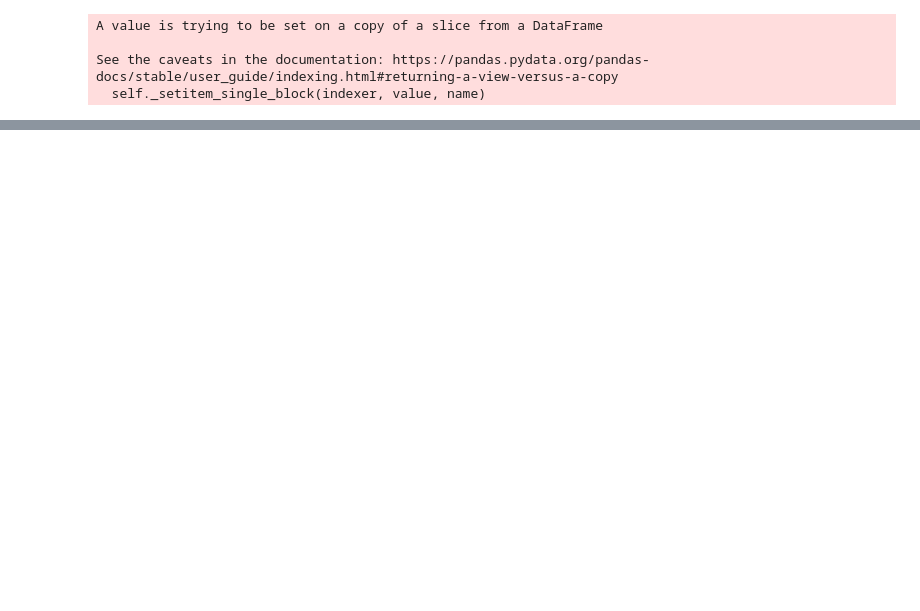
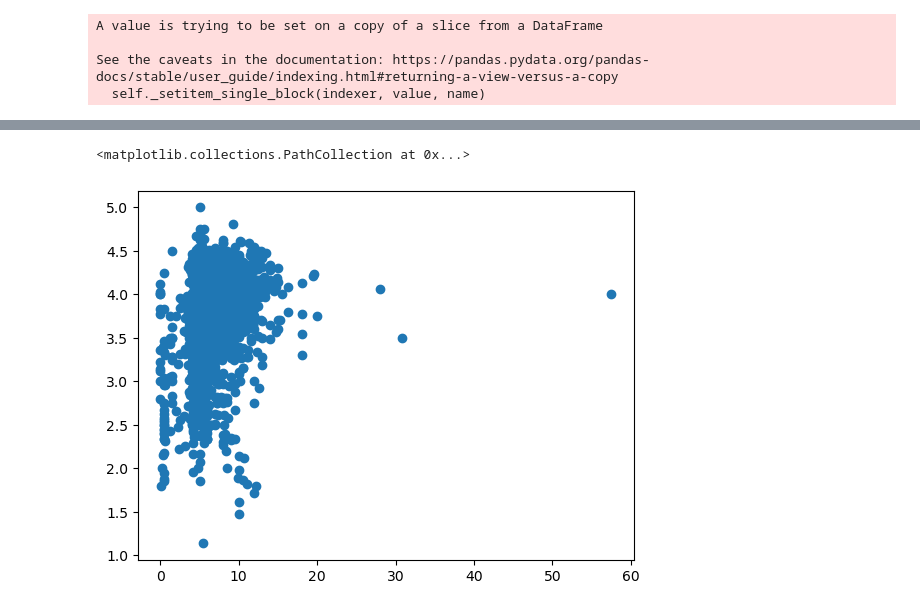
Before and after one commit to sberberian/Beer-Characteristics-Profiling, a Jupyter notebook: Machine_leaning_Beer.ipynb, the cells around one changed output, grey strips where cells are left out. Saved outputs shown, nothing was run; the diff lists cells and outputs as text; code cells hidden in the pictures; blank space fills up the shorter version.

```diff
--- a/Machine_leaning_Beer.ipynb
+++ b/Machine_leaning_Beer.ipynb
@@ -126,5 +141,8 @@ plt.scatter(df['Bitter'], df['review_overall'])
 # %%
 # Correlation for ABV and rating
-plt.scatter(df['ABV'], df['review_overall'])
+plt.scatter(df['abv'], df['review_overall'])
+# %% [output]
+<matplotlib.collections.PathCollection at 0x...>
+[figure, added]
 # %%
 # Correlation for Sweetness and rating
```
Also changed, not shown: parts of 17 cells of this notebook, 1 other file.
